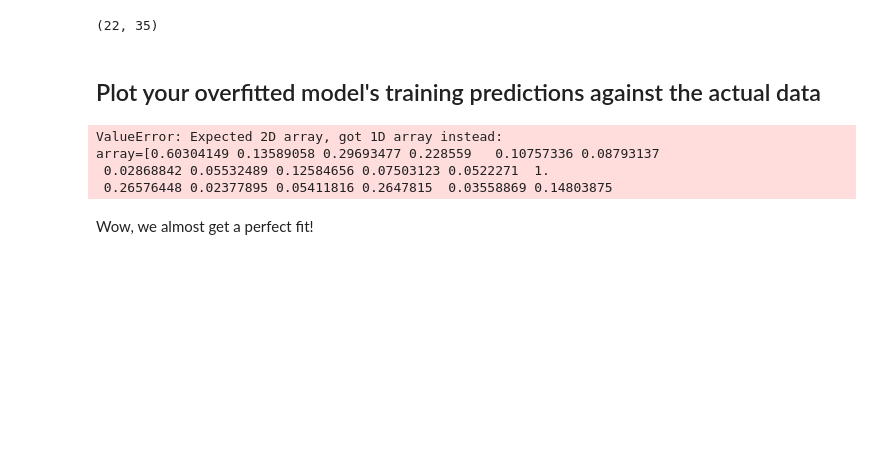
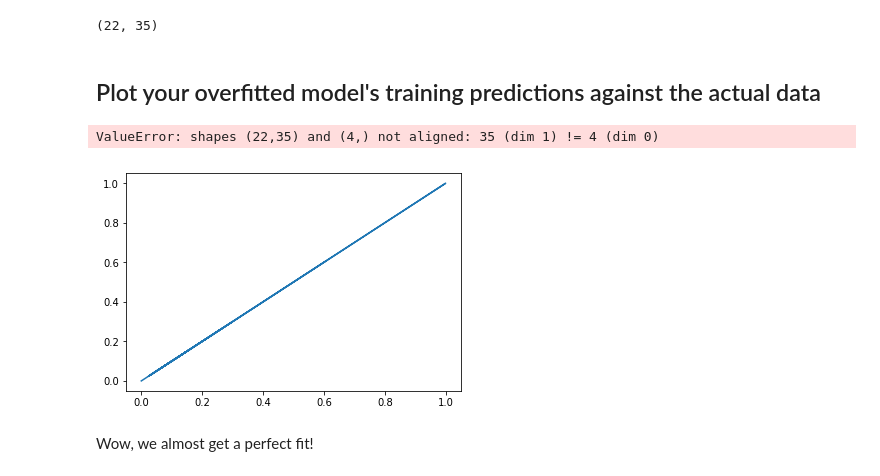
Before and after one commit to zapatos24/dsc-bias-variance-trade-off-lab-nyc-ds-060319, a Jupyter notebook: index.ipynb, the cells around one changed output. Saved outputs shown, nothing was run; the diff lists cells and outputs as text; code cells hidden in the pictures; blank space fills up the shorter version.

```diff
--- a/index.ipynb
+++ b/index.ipynb
@@ -177,17 +177,15 @@ np.shape(x_train_poly)
 # %%
 # your code here
 reg_poly = LinearRegression()
-reg_poly.fit(y_train, x_train_poly)
+reg_poly.fit(x_train_poly, y_train)
 
 plt.plot(y_train, y_train, label='Actual Values')
 plt.scatter(y_train, reg.predict(x_train_poly), label='Model')
 plt.legend()
 plt.show()
 # %% [output]
-ValueError: Expected 2D array, got 1D array instead:
-array=[0.60304149 0.13589058 0.29693477 0.228559   0.10757336 0.08793137
- 0.02868842 0.05532489 0.12584656 0.07503123 0.0522271  1.
- 0.26576448 0.02377895 0.05411816 0.2647815  0.03558869 0.14803875
+ValueError: shapes (22,35) and (4,) not aligned: 35 (dim 1) != 4 (dim 0)
+[figure, added]
 # %% [markdown]
 Wow, we almost get a perfect fit!
 # %% [markdown]
```
